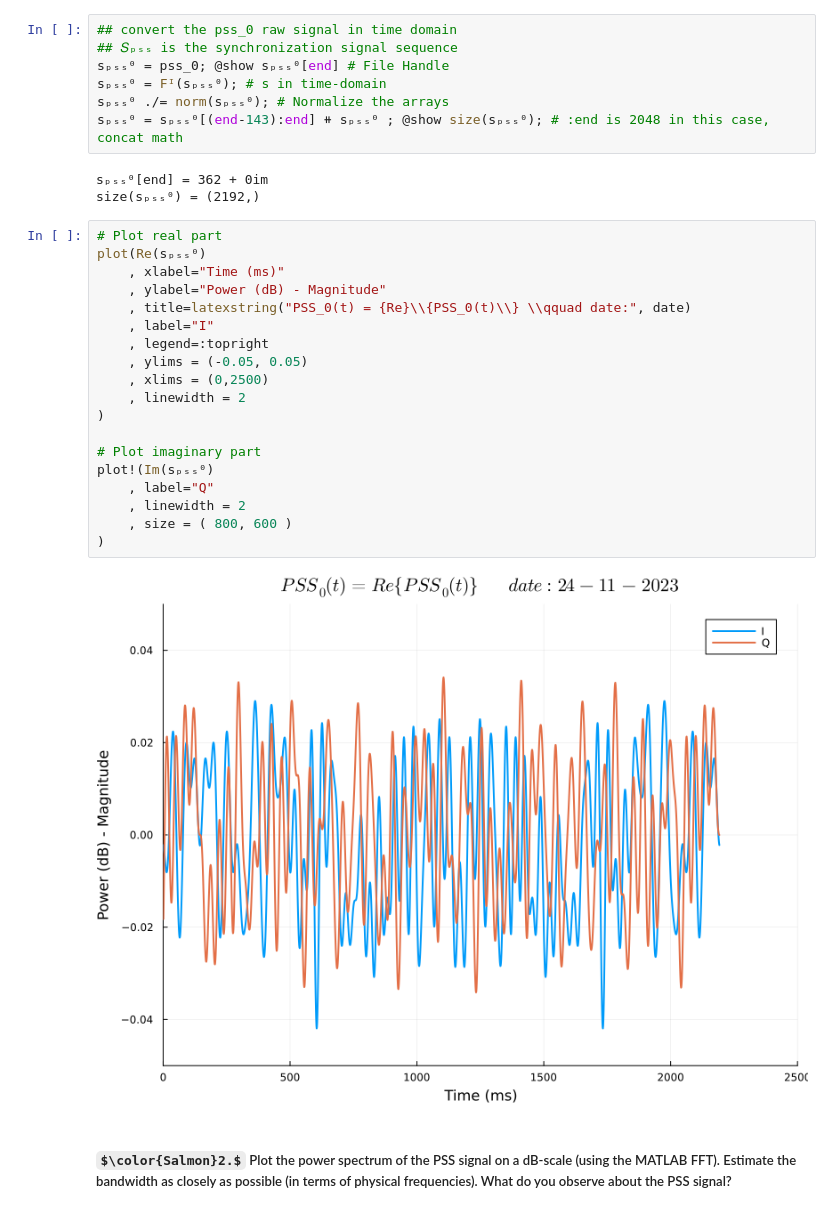
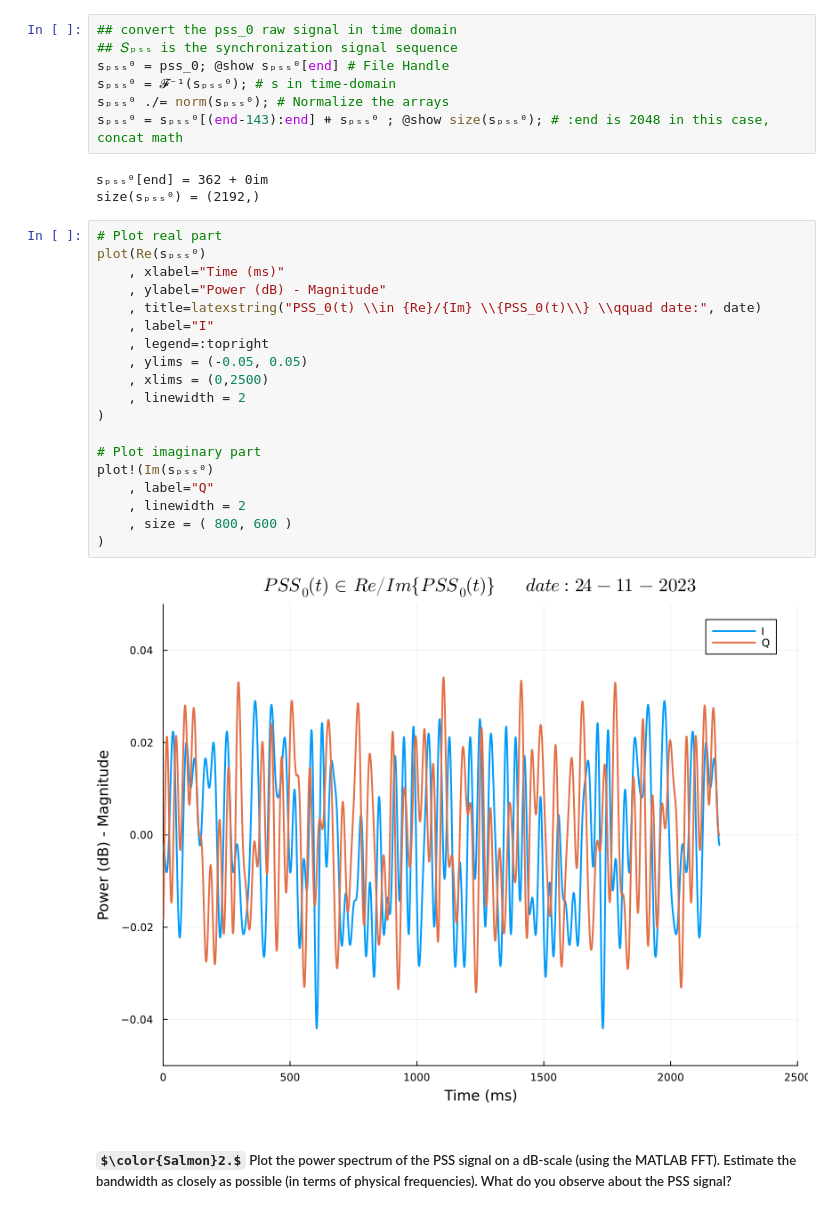
Before and after one commit to setrar/DigiCom, a Jupyter notebook: Labs/TP1/REPORT.ipynb, the cells around one changed output. Saved outputs shown, nothing was run; the diff lists cells and outputs as text; some formulas as TeX source.

```diff
--- a/Labs/TP1/REPORT.ipynb
+++ b/Labs/TP1/REPORT.ipynb
@@ -95,7 +102,7 @@ plot!(Im(pss_0)
 ## convert the pss_0 raw signal in time domain
 ## 𝑆ₚₛₛ is the synchronization signal sequence
 sₚₛₛ⁰ = pss_0; @show sₚₛₛ⁰[end] # File Handle
-sₚₛₛ⁰ = Fᴵ(sₚₛₛ⁰); # s in time-domain
+sₚₛₛ⁰ = 𝓕⁻¹(sₚₛₛ⁰); # s in time-domain
 sₚₛₛ⁰ ./= norm(sₚₛₛ⁰); # Normalize the arrays
 sₚₛₛ⁰ = sₚₛₛ⁰[(end-143):end] ⧺ sₚₛₛ⁰ ; @show size(sₚₛₛ⁰); # :end is 2048 in this case, concat math
 # %% [output]
@@ -104,23 +111,23 @@ size(sₚₛₛ⁰) = (2192,)
 # %%
 # Plot real part
 plot(Re(sₚₛₛ⁰)
     , xlabel="Time (ms)"
     , ylabel="Power (dB) - Magnitude"
-    , title=latexstring("PSS_0(t) = {Re}\\{PSS_0(t)\\} \\qquad date:", date)
+    , title=latexstring("PSS_0(t) \\in {Re}/{Im} \\{PSS_0(t)\\} \\qquad date:", date)
     , label="I"
     , legend=:topright
     , ylims = (-0.05, 0.05)
     , xlims = (0,2500)
     , linewidth = 2
 )
 
 # Plot imaginary part
 plot!(Im(sₚₛₛ⁰)
     , label="Q"
     , linewidth = 2
     , size = ( 800, 600 )
 )
 # %% [output]
-[figure, old version]
+[figure, new version]
 # %% [markdown]
 ##### $\color{Salmon}2.$ Plot the power spectrum of the PSS signal on a dB-scale (using the MATLAB FFT). Estimate the bandwidth as closely as possible (in terms of physical frequencies). What do you observe about the PSS signal?
```
Also changed, not shown: parts of 42 cells of this notebook, 4 other files.
